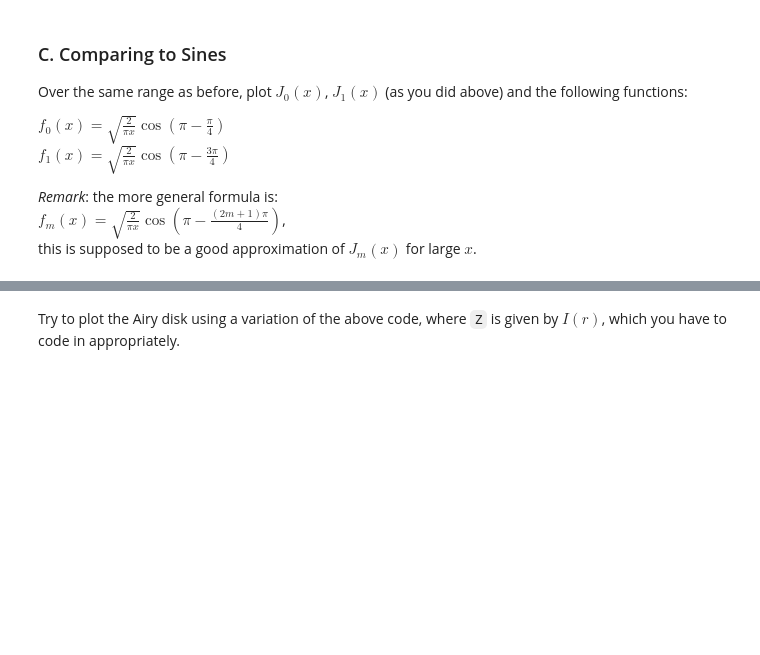
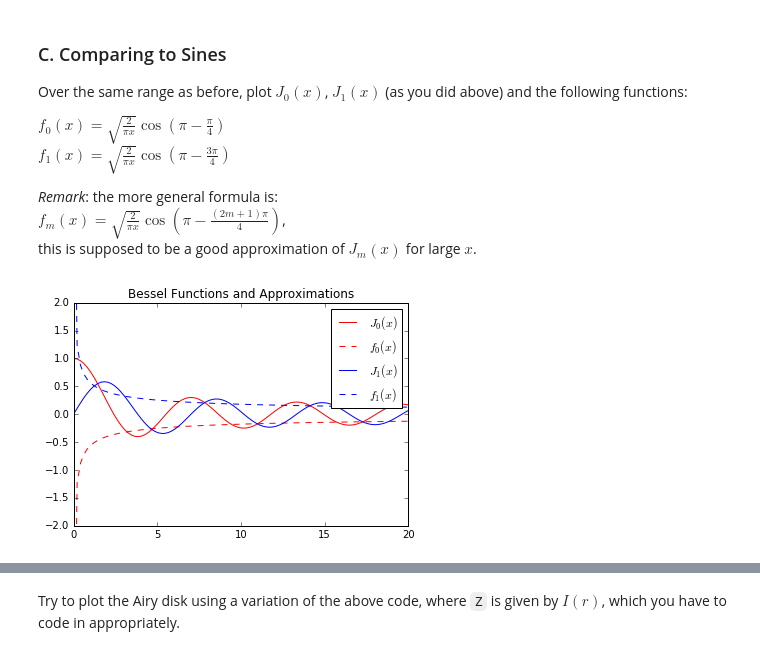
Before and after one commit to whick002/Homework02, a Jupyter notebook: Homework_02.ipynb, the cells around one changed output, grey strips where cells are left out. Saved outputs shown, nothing was run; the diff lists cells and outputs as text; code cells hidden in the pictures; blank space fills up the shorter version.

```diff
--- a/Homework_02.ipynb
+++ b/Homework_02.ipynb
@@ -121,3 +130,26 @@ this is supposed to be a good approximation of $J_m(x)$ for large $x$.
+# %%
+# Write your own functions f0(x) and f1(x),
+# then follow the Problem 2B template to plot f0, f1, J0, and J1
+x=np.linspace(0.01,20,100)
+
+def fm(m,x):
+    return ((2.0/(pi*x))**0.5)*cos(pi-((2*m+1)*pi/4.0))
+fmnp=np.vectorize(fm)
+colors=['red','blue']
+
+for m in range(0,2):
+    color=colors[m]
+    plt.plot(x,Jnp(m,x) ,label='$J_'+str(m)+'(x)$',color=color)
+    plt.plot(x,fmnp(m,x),label='$f_'+str(m)+'(x)$',color=color,linestyle='--')
+
+ax=plt.subplot(111)
+ax.set_ylim(ymin=-2,ymax=2)
+
+plt.title('Bessel Functions and Approximations')
+plt.legend()
+plt.show()
+# %% [output]
+[figure, added]
 # %% [markdown]
 ### D. Plotting Diffraction Patterns
 
```
Also changed, not shown: parts of 29 cells of this notebook.
